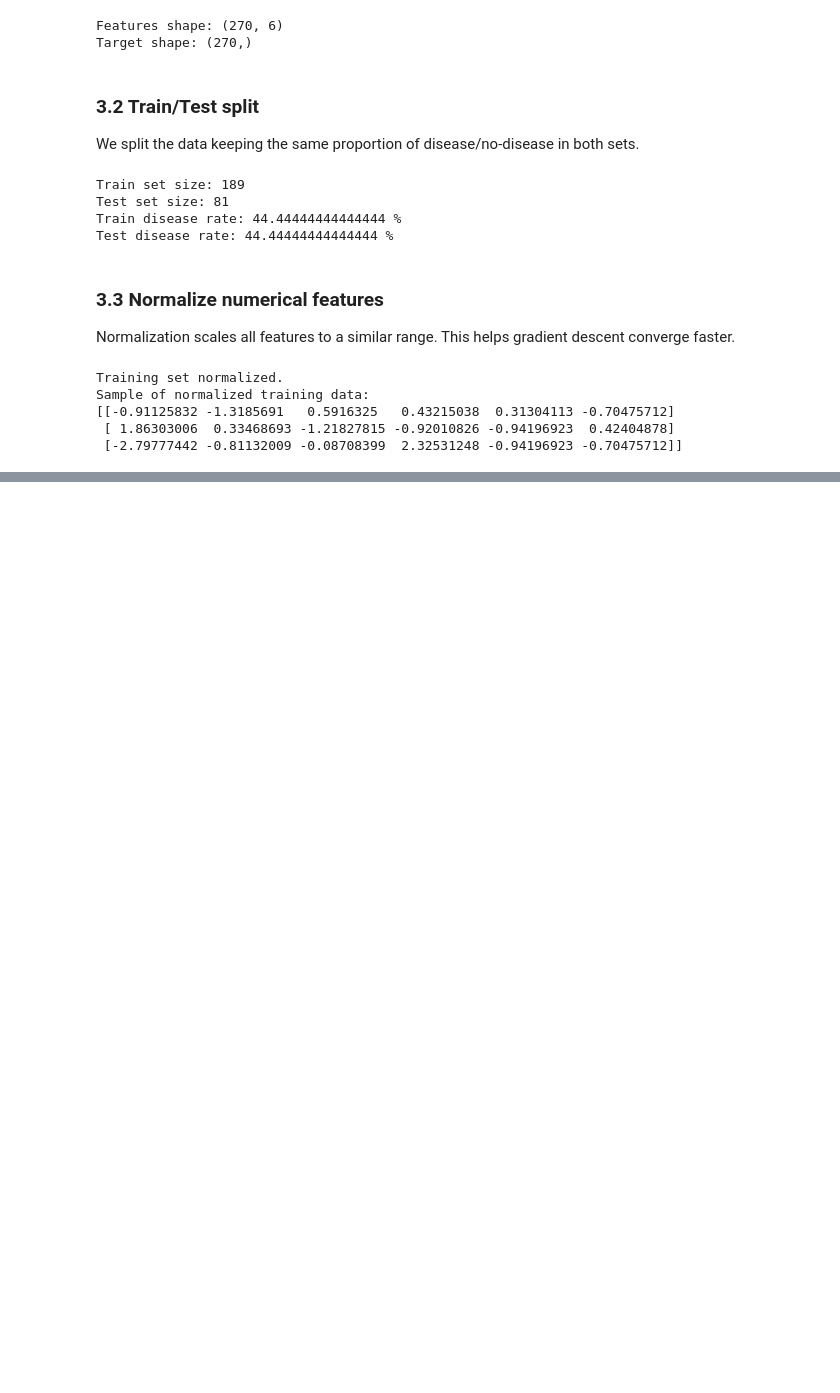
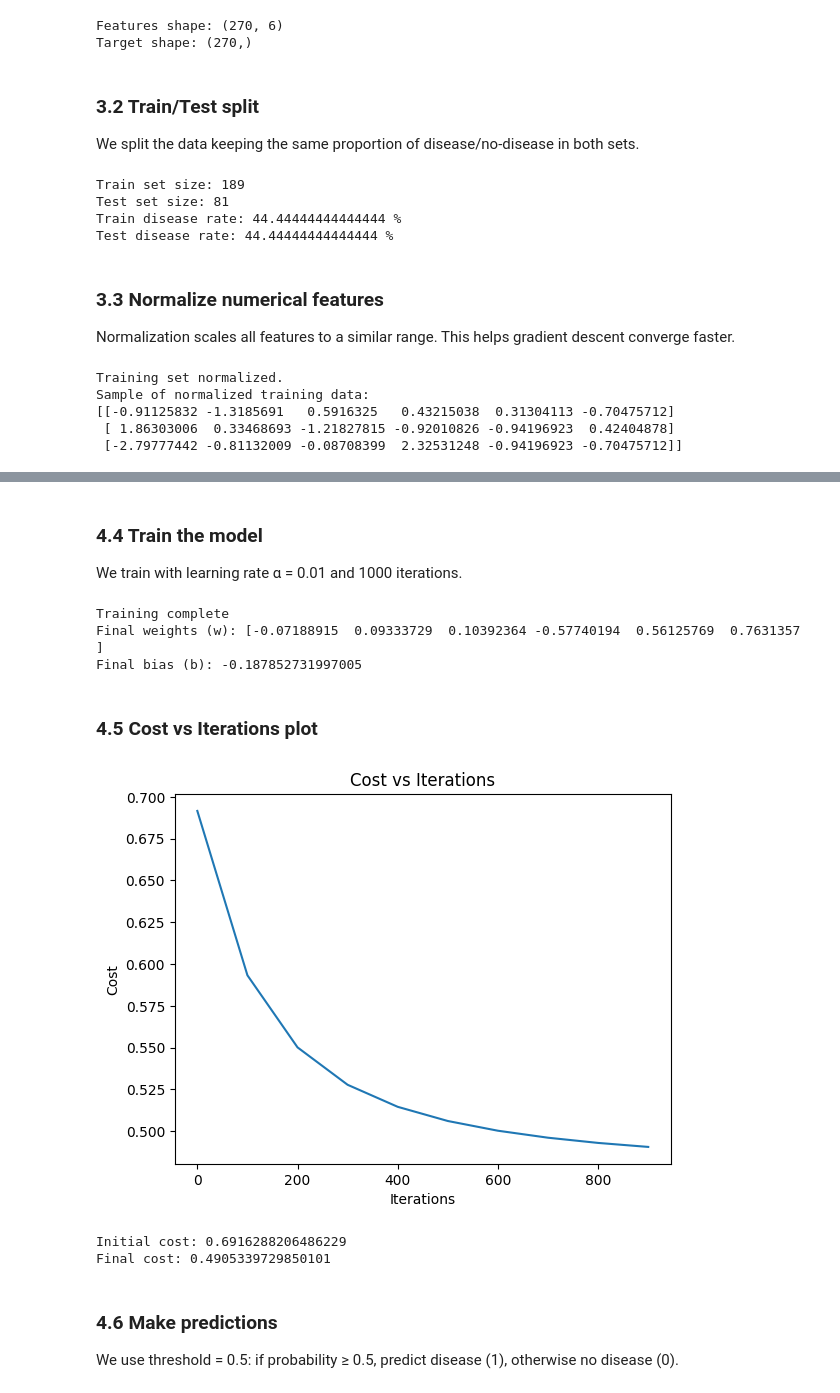
Before and after one commit to Juanseom/heart-disease-regression, a Jupyter notebook: heart_disease_risk_prediction.ipynb, the cells around one changed output, grey strips where cells are left out. Saved outputs shown, nothing was run; the diff lists cells and outputs as text; code cells hidden in the pictures; blank space fills up the shorter version.

```diff
--- a/heart_disease_risk_prediction.ipynb
+++ b/heart_disease_risk_prediction.ipynb
@@ -254,0 +303,61 @@ Sample of normalized training data:
+# %%
+def gradient_descent(X, y, w, b, alpha, iterations):
+    m = len(y)
+    cost_history = []
+
+    for i in range(iterations):
+        z = np.dot(X, w) + b
+        y_pred = sigmoid(z)
+
+        dw = (1/m) * np.dot(X.T, (y_pred - y))
+        db = (1/m) * np.sum(y_pred - y)
+
+        w = w - alpha * dw
+        b = b - alpha * db
+
+        if i % 100 == 0:
+            cost = compute_cost(X, y, w, b)
+            cost_history.append(cost)
+
+    return w, b, cost_history
+# %% [markdown]
+### 4.4 Train the model
+
+We train with learning rate α = 0.01 and 1000 iterations.
+# %%
+n_features = X_train_norm.shape[1]
+w = np.zeros(n_features)
+b = 0
+
+alpha = 0.01
+iterations = 1000
+
+# Train the model
+w, b, cost_history = gradient_descent(X_train_norm, y_train, w, b, alpha, iterations)
+
+print("Training complete")
+print("Final weights (w):", w)
+print("Final bias (b):", b)
+# %% [output]
+Training complete
+Final weights (w): [-0.07188915  0.09333729  0.10392364 -0.57740194  0.56125769  0.7631357 ]
+Final bias (b): -0.187852731997005
+# %% [markdown]
+### 4.5 Cost vs Iterations plot
+# %%
+plt.plot(range(0, iterations, 100), cost_history)
+plt.xlabel("Iterations")
+plt.ylabel("Cost")
+plt.title("Cost vs Iterations")
+plt.show()
+
+print("Initial cost:", cost_history[0])
+print("Final cost:", cost_history[-1])
+# %% [output]
+[figure, added]
+Initial cost: 0.6916288206486229
+Final cost: 0.4905339729850101
+# %% [markdown]
+### 4.6 Make predictions
+
+We use threshold = 0.5: if probability ≥ 0.5, predict disease (1), otherwise no disease (0).
```
Also changed, not shown: parts of 37 cells of this notebook.
